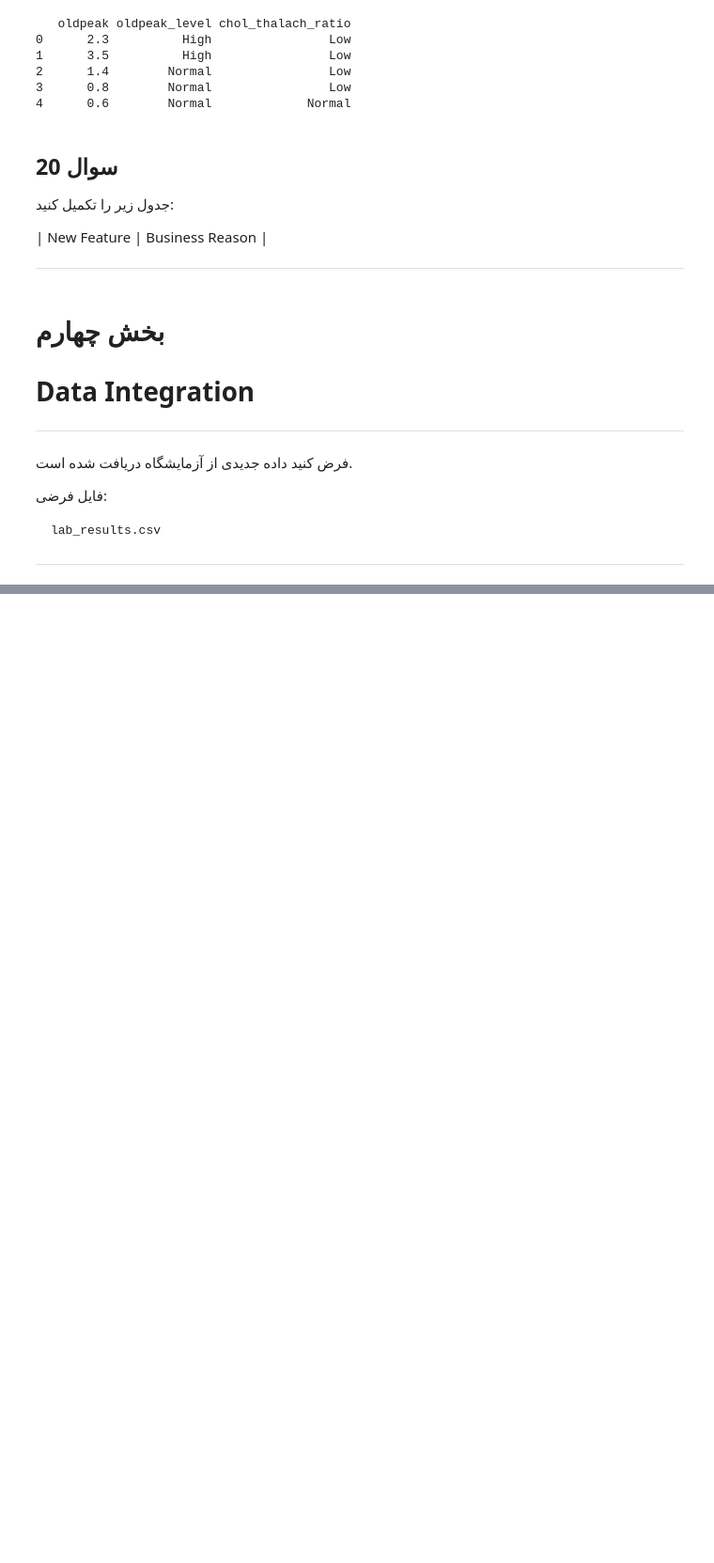
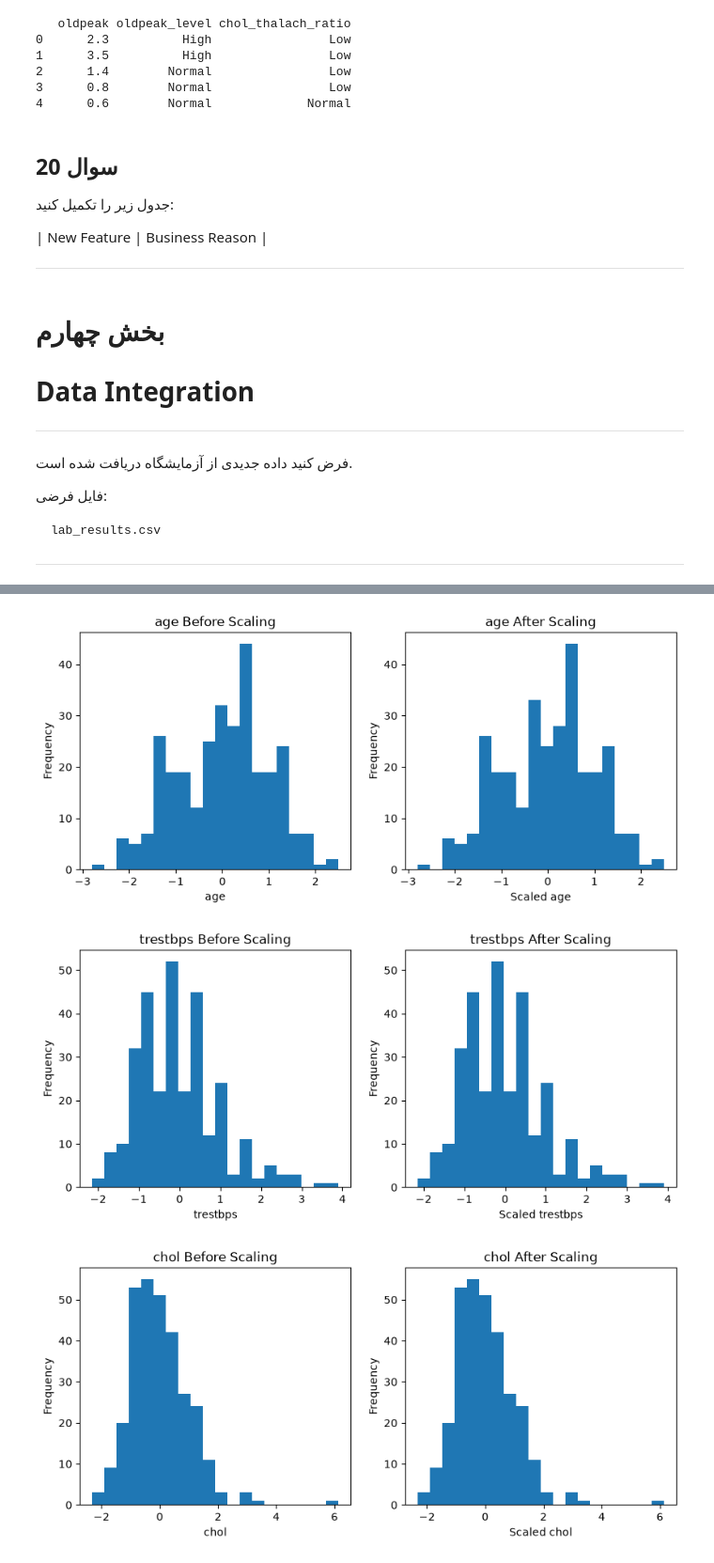
Before and after one commit to RomiinaAhmadi/Dade_kavi, a Jupyter notebook: all.ipynb, the cells around one changed output, grey strips where cells are left out. Shown at 94% size. Drawn from its saved outputs; the diff is of its cells as text; code cells hidden in the pictures; blank space fills up the shorter version.

```diff
--- a/all.ipynb
+++ b/all.ipynb
@@ -651,0 +906,13 @@ test
+# %%
+import numpy as np
+
+cols = ['age', 'trestbps', 'chol', 'thalach']
+
+for col in cols:
+
+    mean = np.mean(df[col])
+    std = np.std(df[col])
+
+    df[col] = (df[col] - mean) / std
+
+    print(df)
@@ -651,0 +949,34 @@ test
+# %%
+import matplotlib.pyplot as plt
+import numpy as np
+
+cols = ['age', 'trestbps', 'chol', 'thalach']
+
+for col in cols:
+
+    mean = np.mean(df[col])
+    std = np.std(df[col])
+
+    scaled = (df[col] - mean) / std
+
+    plt.figure(figsize=(10,4))
+
+    plt.subplot(1,2,1)
+    plt.hist(df[col], bins=20)
+
+    plt.title(f'{col} Before Scaling')
+    plt.xlabel(col)
+    plt.ylabel('Frequency')
+
+    plt.subplot(1,2,2)
+    plt.hist(scaled, bins=20)
+
+    plt.title(f'{col} After Scaling')
+    plt.xlabel(f'Scaled {col}')
+    plt.ylabel('Frequency')
+
+    plt.show()
+# %% [output]
+[figure, added]
+[figure, added]
+[figure, added]
```
Also changed, not shown: parts of 35 cells of this notebook.
